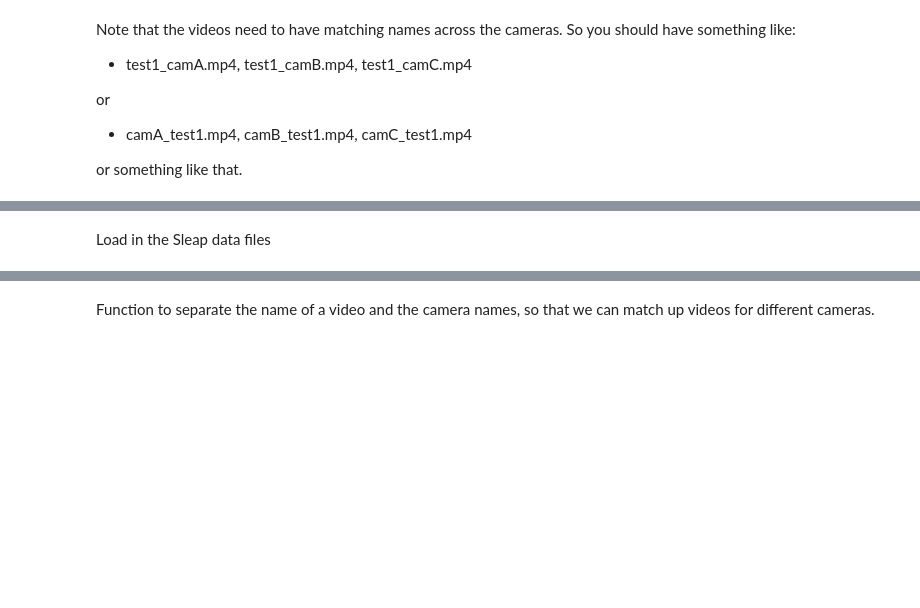
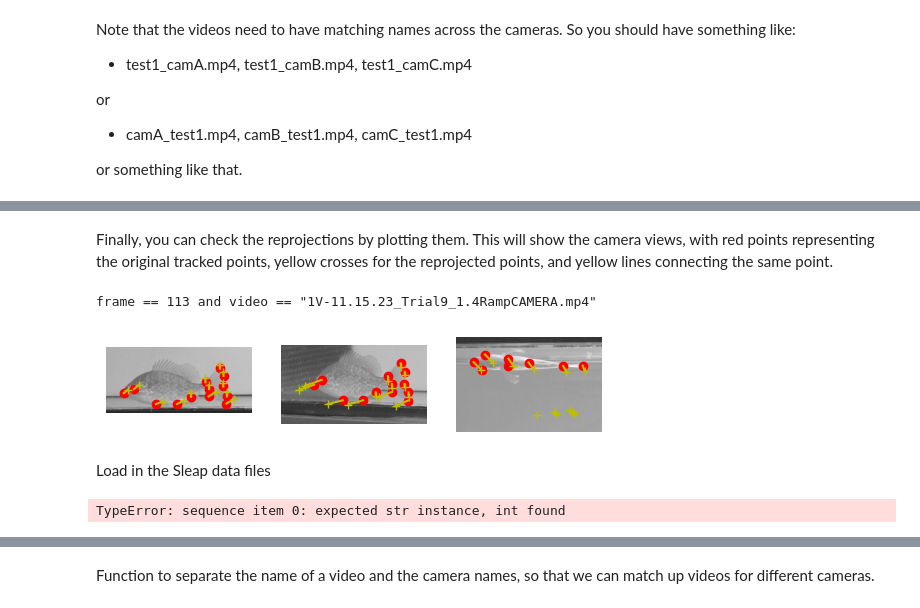
Before and after one commit to tytell/tytell-lab, a Jupyter notebook: triangulate_sleap.ipynb, the cells around one changed output, grey strips where cells are left out. Saved outputs shown, nothing was run; the diff lists cells and outputs as text; code cells hidden in the pictures; blank space fills up the shorter version.

Commit message:
Updated plotting options

```diff
--- a/triangulate_sleap.ipynb
+++ b/triangulate_sleap.ipynb
@@ -251,0 +38,6 @@ sleapfiles = ["Raw data/SeparateCameras/CamA/BigSLEAPturningTraining-camA.slp",
+# %%
+camnames = ["camA", "camB", "camC"]
+
+sleapfiles = ['/Users/etytel01/Documents/2024/StephenAcceleration/sleap/Pumpkinseed/PumpkinseedLateral.slp',
+              '/Users/etytel01/Documents/2024/StephenAcceleration/sleap/Pumpkinseed/PumpkinseedLateral.slp',
+              '/Users/etytel01/Documents/2024/StephenAcceleration/sleap/Pumpkinseed/PumpkinseedVentral.slp']
@@ -251,0 +46,2 @@ sleapfiles = ["Raw data/SeparateCameras/CamA/BigSLEAPturningTraining-camA.slp",
+# %%
+camgroup, ptsall = triangulate_sleap.load_sleap_points(sleapfiles, 'calibration.toml', match_video='*11.15.23*')
@@ -251,0 +52,2 @@ sleapfiles = ["Raw data/SeparateCameras/CamA/BigSLEAPturningTraining-camA.slp",
+# %%
+ptsall3d, picked, picked2d, err = triangulate_sleap.triangulate_points(camgroup, ptsall, use_possible=True)
@@ -252,3 +73,13 @@ sleapfiles = ["Raw data/SeparateCameras/CamA/BigSLEAPturningTraining-camA.slp",
+# %% [markdown]
+Finally, you can check the reprojections by plotting them. This will show the camera views, with red points representing the original tracked points, yellow crosses for the reprojected points, and yellow lines connecting the same point.
+# %%
+fig = triangulate_sleap.plot_reprojected_points(ptsall3d, 20000,
+                                          videopath='/Users/etytel01/Documents/2024/StephenAcceleration/sleap/Pumpkinseed/11.15.23/11.15.23Videos',
+                                          zoom=True)
+fig.show()
+# %% [output]
+frame == 113 and video == "1V-11.15.23_Trial9_1.4RampCAMERA.mp4"
+[figure, added]
 # %% [markdown]
 Load in the Sleap data files
 # %%
@@ -258,3 +89,7 @@ node_count = len(labels[0].skeletons[0].nodes)
 node_names = [node.name for node in labels[0].skeletons[0].nodes]
 
 videos = [[v1.backend.filename for v1 in l1.videos if re.search(c1, v1.backend.filename) is not None] for l1, c1 in zip(labels, camnames)]
+# %%
+','.join([3, 3, 2])
+# %% [output]
+TypeError: sequence item 0: expected str instance, int found
```
Also changed, not shown: parts of 45 cells of this notebook, 1 other file.
